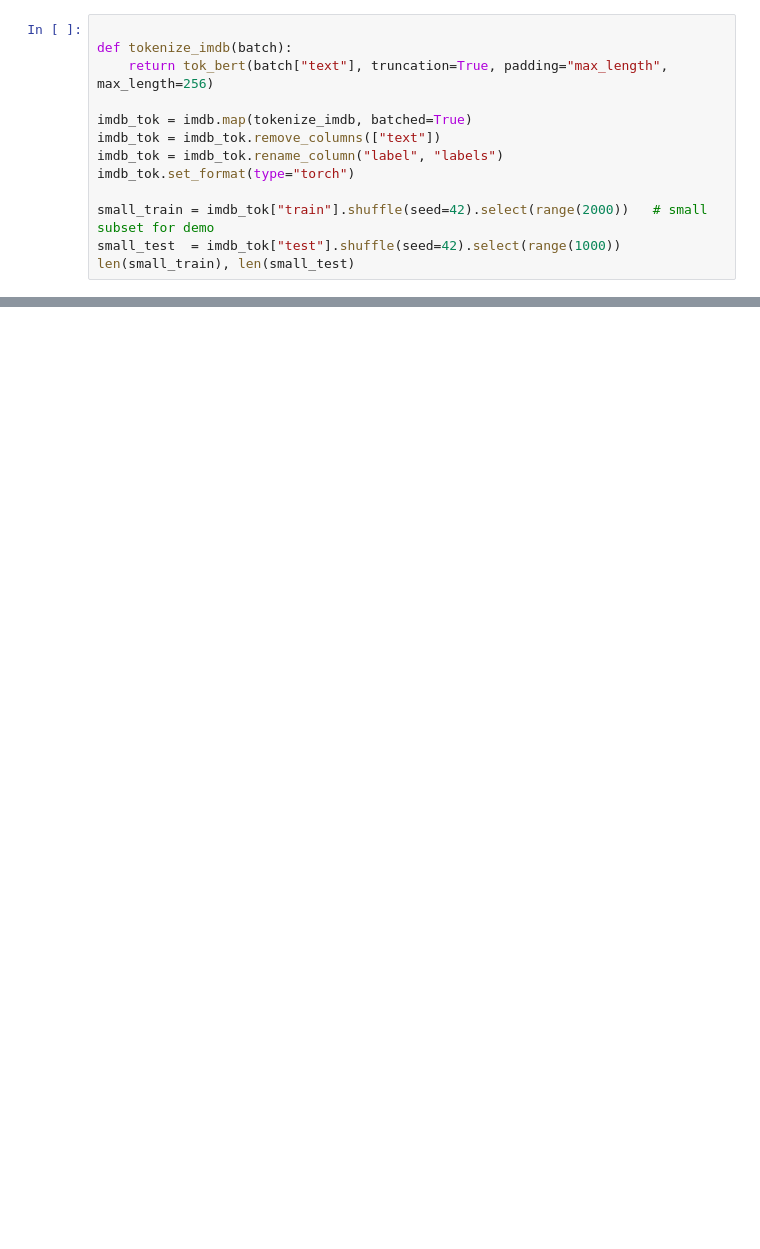
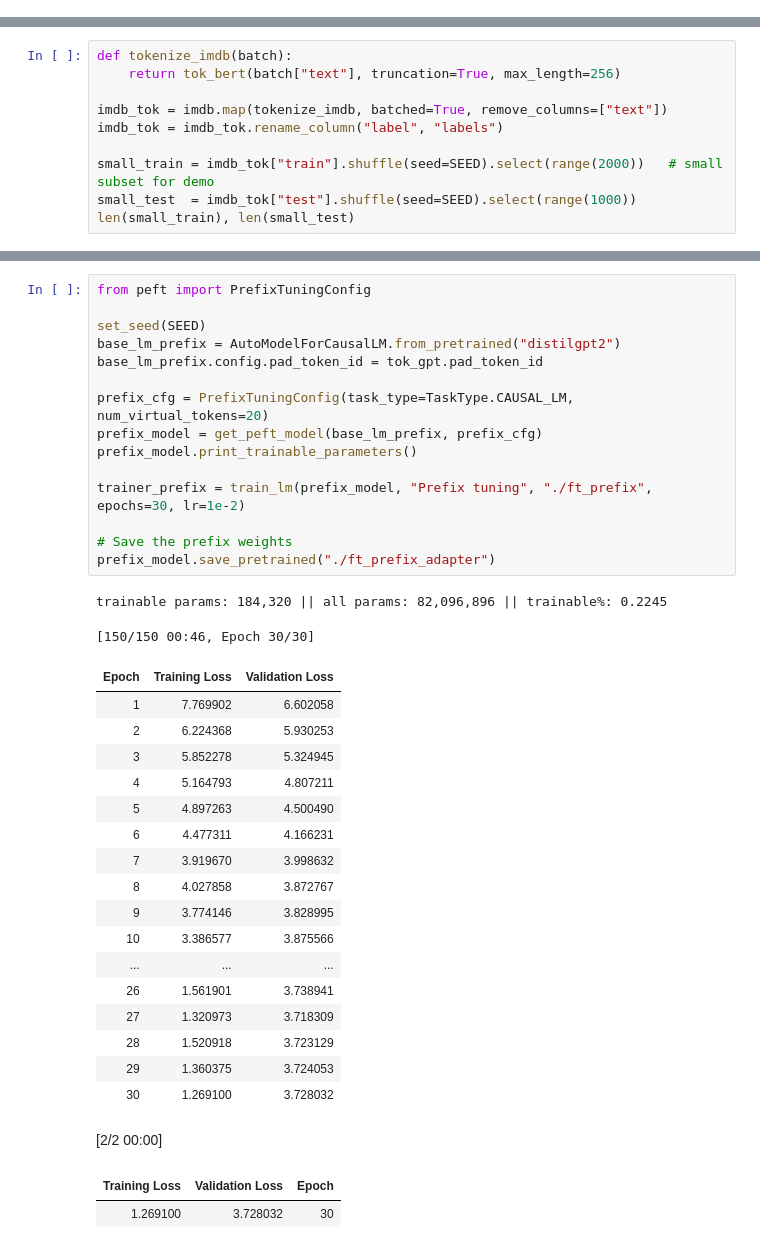
Before and after one commit to karimiannima/LLM-Fine-Tuning-Step-by-Step-Tutorial, a Jupyter notebook: LLM_Fine_Tuning_Tutorial.ipynb, the cells around one changed output, grey strips where cells are left out. Cells and saved outputs as stored; diff of their text form; blank space fills up the shorter version.

```diff
--- a/LLM_Fine_Tuning_Tutorial.ipynb
+++ b/LLM_Fine_Tuning_Tutorial.ipynb
@@ -104,13 +0,0 @@ DatasetDict({
-# %%
-
-def tokenize_imdb(batch):
-    return tok_bert(batch["text"], truncation=True, padding="max_length", max_length=256)
-
-imdb_tok = imdb.map(tokenize_imdb, batched=True)
-imdb_tok = imdb_tok.remove_columns(["text"])
-imdb_tok = imdb_tok.rename_column("label", "labels")
-imdb_tok.set_format(type="torch")
-
-small_train = imdb_tok["train"].shuffle(seed=42).select(range(2000))   # small subset for demo
-small_test  = imdb_tok["test"].shuffle(seed=42).select(range(1000))
-len(small_train), len(small_test)
@@ -692,0 +111,10 @@ model = PeftModel.from_pretrained(base, "path_to_adapter")
+# %%
+def tokenize_imdb(batch):
+    return tok_bert(batch["text"], truncation=True, max_length=256)
+
+imdb_tok = imdb.map(tokenize_imdb, batched=True, remove_columns=["text"])
+imdb_tok = imdb_tok.rename_column("label", "labels")
+
+small_train = imdb_tok["train"].shuffle(seed=SEED).select(range(2000))   # small subset for demo
+small_test  = imdb_tok["test"].shuffle(seed=SEED).select(range(1000))
+len(small_train), len(small_test)
@@ -692,0 +439,38 @@ model = PeftModel.from_pretrained(base, "path_to_adapter")
+# %%
+from peft import PrefixTuningConfig
+
+set_seed(SEED)
+base_lm_prefix = AutoModelForCausalLM.from_pretrained("distilgpt2")
+base_lm_prefix.config.pad_token_id = tok_gpt.pad_token_id
+
+prefix_cfg = PrefixTuningConfig(task_type=TaskType.CAUSAL_LM, num_virtual_tokens=20)
+prefix_model = get_peft_model(base_lm_prefix, prefix_cfg)
+prefix_model.print_trainable_parameters()
+
+trainer_prefix = train_lm(prefix_model, "Prefix tuning", "./ft_prefix", epochs=30, lr=1e-2)
+
+# Save the prefix weights
+prefix_model.save_pretrained("./ft_prefix_adapter")
+# %% [output]
+trainable params: 184,320 || all params: 82,096,896 || trainable%: 0.2245
+[150/150 00:46, Epoch 30/30]
+| Epoch | Training Loss | Validation Loss |
+| 1 | 7.769902 | 6.602058 |
+| 2 | 6.224368 | 5.930253 |
+| 3 | 5.852278 | 5.324945 |
+| 4 | 5.164793 | 4.807211 |
+| 5 | 4.897263 | 4.500490 |
+| 6 | 4.477311 | 4.166231 |
+| 7 | 3.919670 | 3.998632 |
+| 8 | 4.027858 | 3.872767 |
+| 9 | 3.774146 | 3.828995 |
+| 10 | 3.386577 | 3.875566 |
+| ... | ... | ... |
+| 26 | 1.561901 | 3.738941 |
+| 27 | 1.320973 | 3.718309 |
+| 28 | 1.520918 | 3.723129 |
+| 29 | 1.360375 | 3.724053 |
+| 30 | 1.269100 | 3.728032 |
+[2/2 00:00]
+| Training Loss | Validation Loss | Epoch |
+| 1.269100 | 3.728032 | 30 |
```
Also changed, not shown: parts of 53 cells of this notebook, 1 other file.
